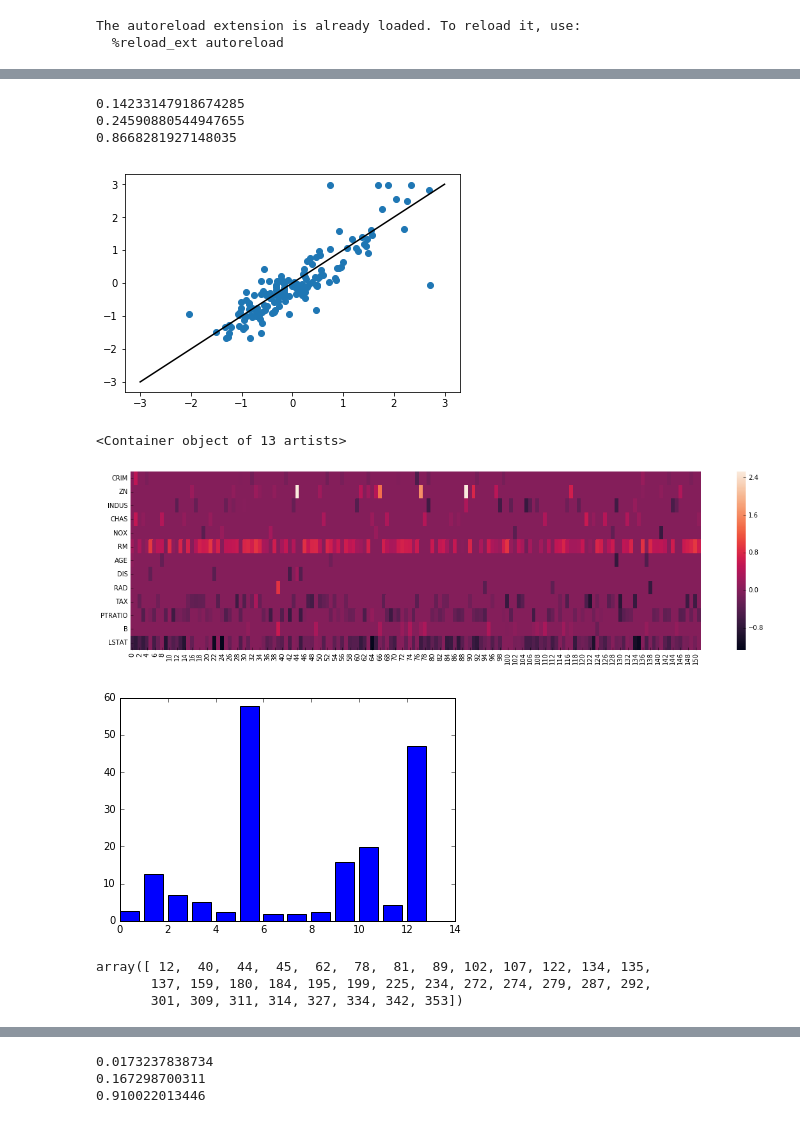
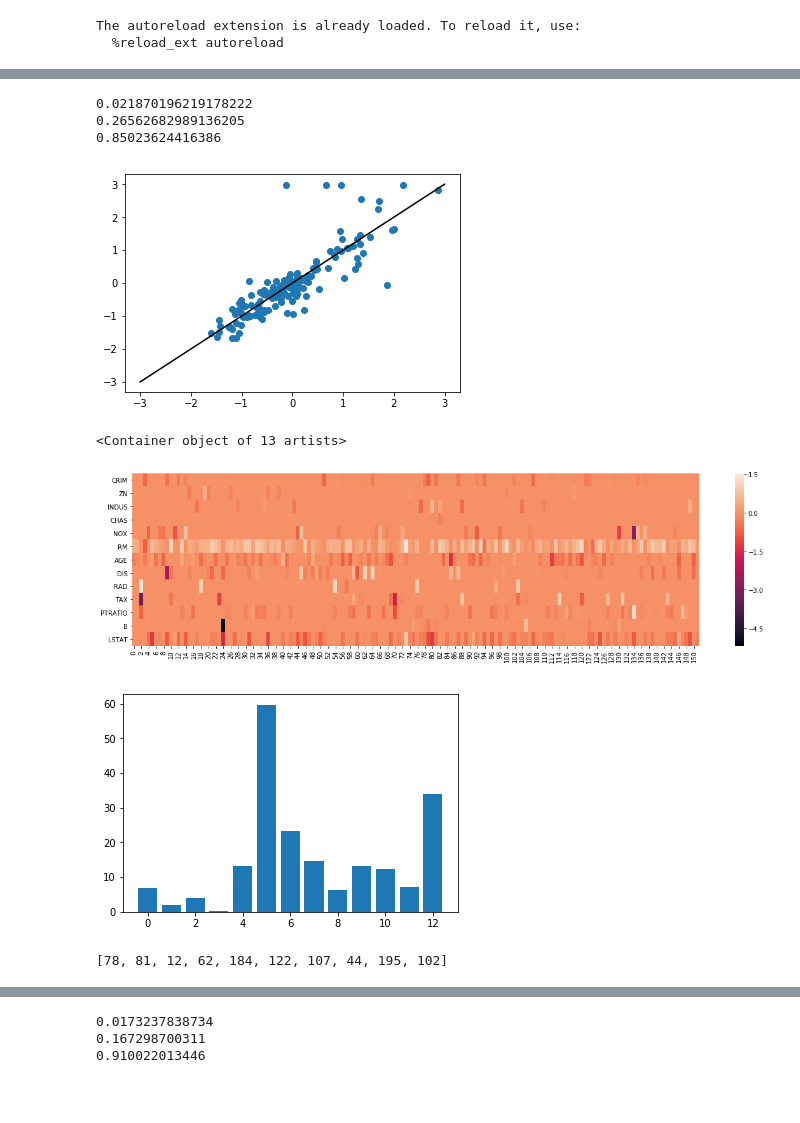
Before and after one commit to statefb/just-in-time-modeling, a Jupyter notebook: Boston.ipynb, the cells around one changed output, grey strips where cells are left out. Cells and saved outputs as stored; diff of their text form; code cells hidden in the pictures; blank space fills up the shorter version.

Commit message:
implemented mahalanobis

```diff
--- a/Boston.ipynb
+++ b/Boston.ipynb
@@ -32,20 +32,20 @@ sns.pairplot(data)
 # %%
 X_train, X_test, y_train, y_test = train_test_split(X, y, test_size=0.3, random_state=123)
 # %%
-model = JitModel().fit(X_train,y_train)
+model = JitModel("mahalanobis").fit(X_train,y_train)
 y_train_hat = model.predict(X_train)
 y_test_hat = model.predict(X_test)
 plt.plot(y_test_hat,y_test,"o")
 plt.plot([-3,3],[-3,3],"k-")
 
 print(mean_squared_error(y_train_hat,y_train))
 print(mean_squared_error(y_test_hat,y_test))
 print(np.corrcoef(y_test_hat,y_test)[0,1])
 # %% [output]
-0.14233147918674285
-0.24590880544947655
-0.8668281927148035
+0.021870196219178222
+0.26562682989136205
+0.85023624416386
-[figure, old version]
+[figure, new version]
 # %%
 fis = [res["feature_indices"] for res in model.results_]
 ws = [res["coef"] for res in model.results_]
@@ -62,14 +62,12 @@ plt.figure()
 plt.bar(range(X.shape[1]),np.abs(C).sum(axis=1))
 # %% [output]
 <Container object of 13 artists>
-[figure, old version]
+[figure, new version]
-[figure, old version]
+[figure, new version]
 # %%
 model.results_[78]["local_indices"]
 # %% [output]
-array([ 12,  40,  44,  45,  62,  78,  81,  89, 102, 107, 122, 134, 135,
-       137, 159, 180, 184, 195, 199, 225, 234, 272, 274, 279, 287, 292,
-       301, 309, 311, 314, 327, 334, 342, 353])
+[78, 81, 12, 62, 184, 122, 107, 44, 195, 102]
 # %%
 from sklearn.linear_model import LinearRegression,ElasticNetCV,LassoCV,Lasso
 # lm = LinearRegression()
```
Also changed, not shown: parts of 3 cells of this notebook, 4 other files.
